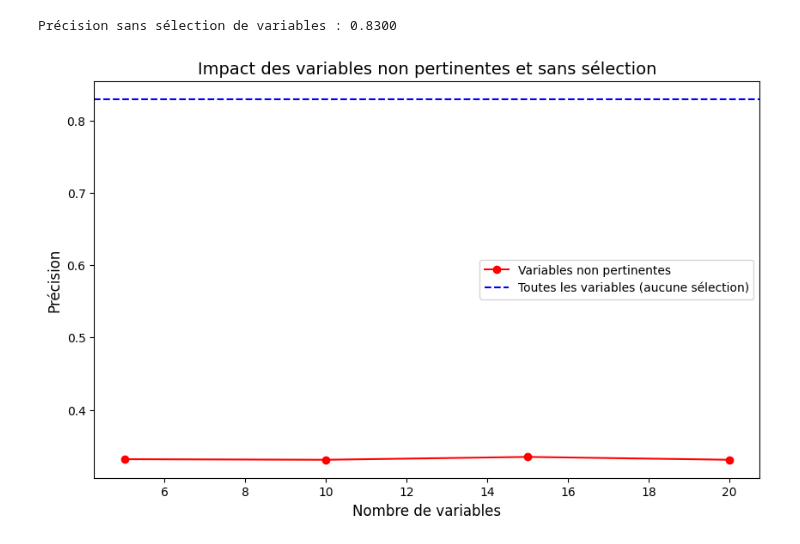
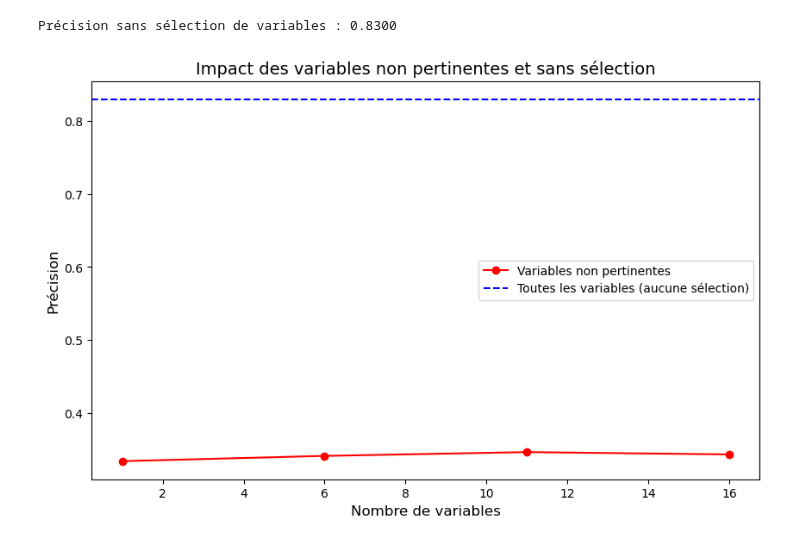
Before and after one commit to jdutel42/TAA, a Jupyter notebook: TP/TP3/TP3_TAA.ipynb, the cells around one changed output. Drawn from its saved outputs; the diff is of its cells as text; code cells hidden in the pictures.

```diff
--- a/TP/TP3/TP3_TAA.ipynb
+++ b/TP/TP3/TP3_TAA.ipynb
@@ -544,7 +544,50 @@ Précision sans sélection de variables : 0.8300
 non_pertinent_vars = score_df_sorted["Variable"].iloc[-len(score_df_sorted) // 2:].tolist()
 
 # Étendue de variables non pertinentes
-num_non_pertinent_vars = list(range(5, len(non_pertinent_vars) + 1, 5))
+num_non_pertinent_vars = list(range(1, len(non_pertinent_vars) + 1, 5))
+
+# Variables pertinentes
+pertinent_vars = score_df_sorted["Variable"].iloc[:len(score_df_sorted) // 2].tolist()
+
+num_pertinent_vars = list(range(1, len(pertinent_vars) + 1, 5))
+
+# Toutes les variables
+all_variables = X_train.columns.tolist()  # Liste de toutes les variables disponibles
+
+# Précision pour les variables pertinentes
+accuracy_no_selection = evaluate_mlp(
+    X_train,
+    y_train,
+    X_test,
+    y_test,
+    selected_vars=all_variables,  # Passe toutes les variables
+    normalize=True
+)
+
+# Précision pour les variables pertinentes
+accuracy_no_selection_non_normalized = evaluate_mlp(
+    X_train,
+    y_train,
+    X_test,
+    y_test,
+    selected_vars=all_variables,  # Passe toutes les variables
+    normalize=False
+)
+
+
+# Précision pour les variables pertinentes
+accuracies_pertinent_non_normalized = [
+    evaluate_mlp(
+        X_train[pertinent_vars[:n]],
+        y_train,
+        X_test[pertinent_vars[:n]],
+        y_test,
+        selected_vars=pertinent_vars[:n],
+        normalize=False
+    )
+    for n in num_non_pertinent_vars
+]
+
 
 # Précision pour les variables non pertinentes
 accuracies_non_pertinent = [
@@ -555,6 +598,19 @@ accuracies_non_pertinent = [
         y_test,
         selected_vars=non_pertinent_vars[:n],
         normalize=True
+    )
+    for n in num_non_pertinent_vars
+]
+
+# Précision pour les variables non pertinentes
+accuracies_non_pertinent_non_normalized = [
+    evaluate_mlp(
+        X_train[non_pertinent_vars[:n]],
+        y_train,
+        X_test[non_pertinent_vars[:n]],
+        y_test,
+        selected_vars=non_pertinent_vars[:n],
+        normalize=False
     )
     for n in num_non_pertinent_vars
 ]
@@ -570,31 +626,31 @@ accuracy_no_selection = evaluate_mlp(
     normalize=True
 )
 
 # Tracer les courbes
 plt.figure(figsize=(10, 6))
 
 # Courbe pour les variables non pertinentes
 plt.plot(
     num_non_pertinent_vars,
     accuracies_non_pertinent,
     label="Variables non pertinentes",
     marker='o',
     color='red'
 )
 
 # Ligne horizontale pour toutes les variables
 plt.axhline(
     y=accuracy_no_selection,
     color='blue',
     linestyle='--',
     label="Toutes les variables (aucune sélection)"
 )
 
 # Mise en forme du graphique
 plt.xlabel("Nombre de variables", fontsize=12)
 plt.ylabel("Précision", fontsize=12)
 plt.title("Impact des variables non pertinentes et sans sélection", fontsize=14)
 plt.legend()
 plt.show()
 # %% [output]
-[figure, old version]
+[figure, new version]
```
Also changed, not shown: parts of 6 cells of this notebook.
